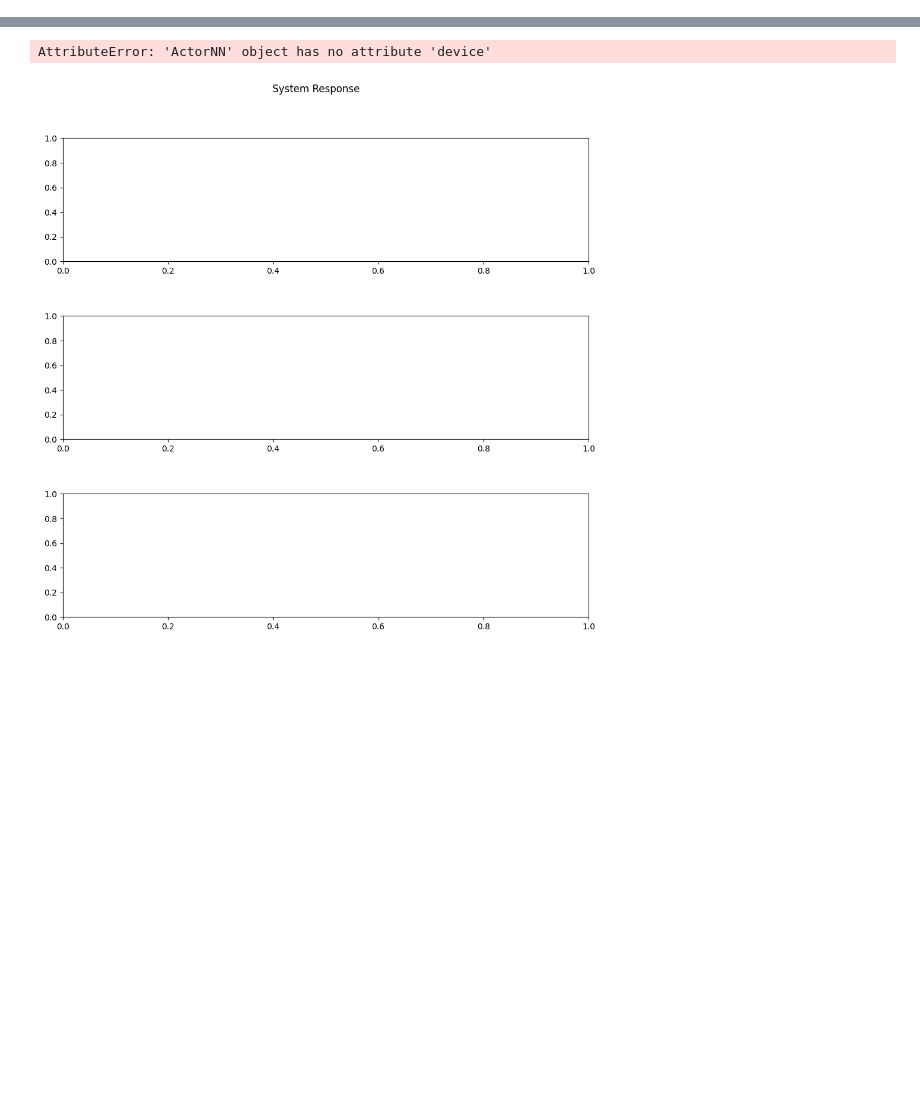
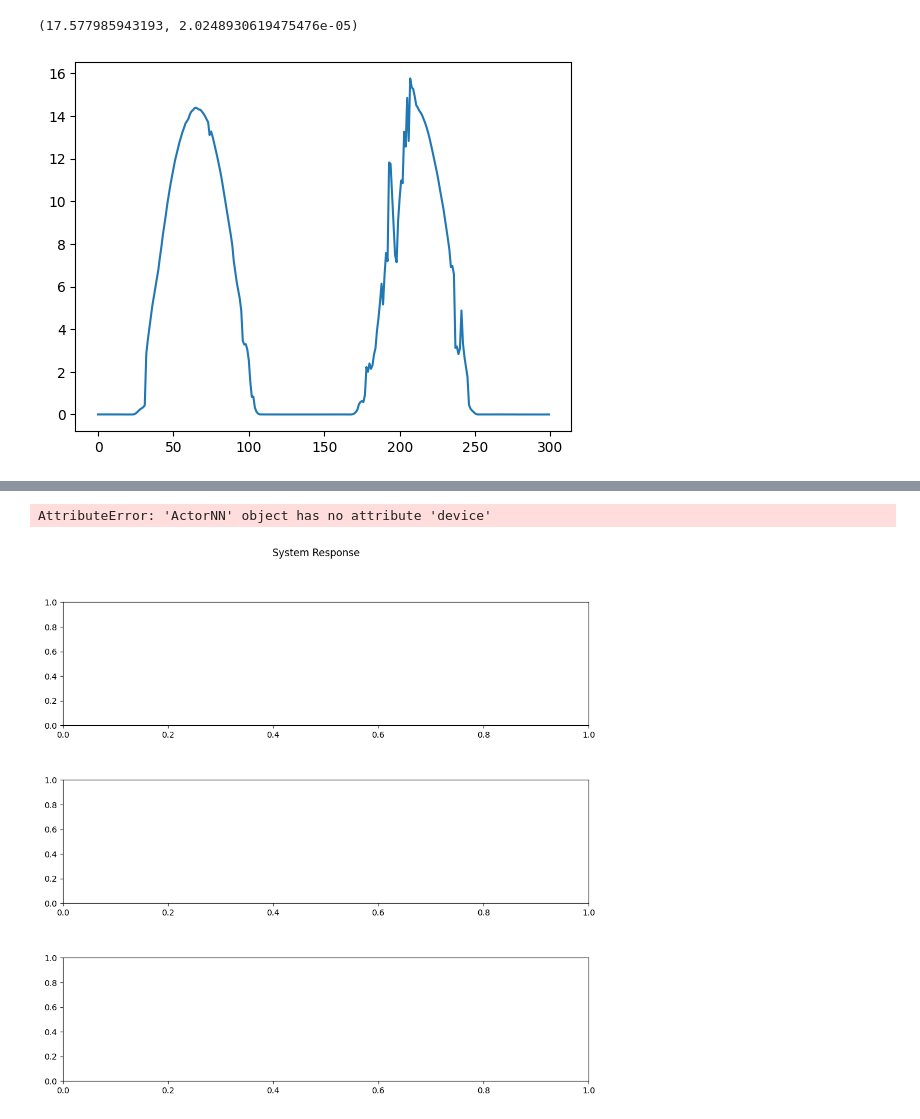
Before and after one commit to Claudio-zb/RL_WEF_MS, a Jupyter notebook: proando.ipynb, the cells around one changed output, grey strips where cells are left out. Saved outputs shown, nothing was run; the diff lists cells and outputs as text; code cells hidden in the pictures; blank space fills up the shorter version.

```diff
--- a/proando.ipynb
+++ b/proando.ipynb
@@ -11,0 +13,14 @@ TypeError: can't convert cuda:0 device type tensor to numpy. Use Tensor.cpu() to
+# %%
+power_demanded = ems.get_demand()
+temperature = ems.get_temperatura()
+rad_sun = ems.get_rad()
+
+power_sun = ems.solar_power(rad_sun, temperature)
+# %%
+plt.plot(power_sun[0:300]) # kW
+max_power_sun = power_sun.max()
+min_power_sun = power_sun.min()
+max_power_sun, min_power_sun
+# %% [output]
+(17.577985943193, 2.0248930619475476e-05)
+[figure, added]
```
Also changed, not shown: parts of 8 cells of this notebook, 6 other files.
